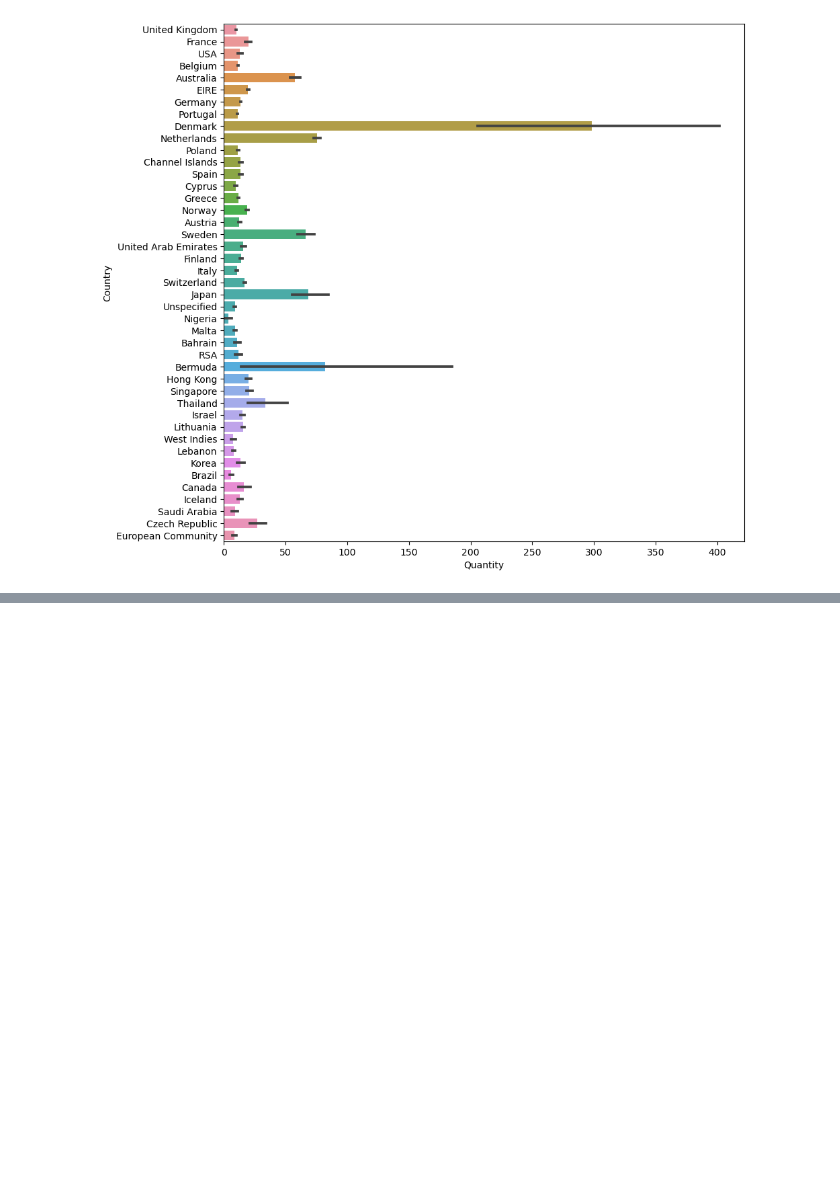
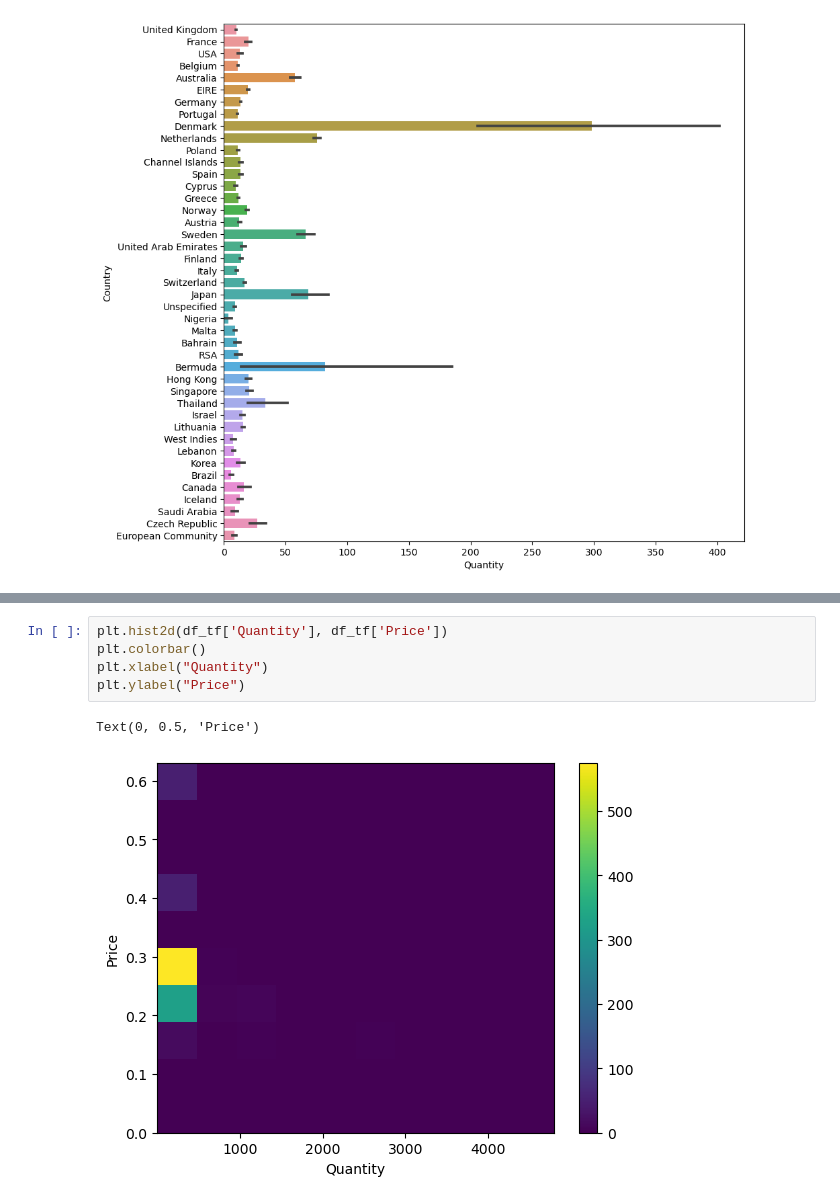
Before and after one commit to Hoomaaan/Retail-Store-Challenge, a Jupyter notebook: main.ipynb, the cells around one changed output, grey strips where cells are left out. Saved outputs shown, nothing was run; the diff lists cells and outputs as text; blank space fills up the shorter version.

```diff
--- a/main.ipynb
+++ b/main.ipynb
@@ -338,0 +443,8 @@ sns.barplot(df, y='Country', x='Quantity')
+# %%
+plt.hist2d(df_tf['Quantity'], df_tf['Price'])
+plt.colorbar()
+plt.xlabel("Quantity")
+plt.ylabel("Price")
+# %% [output]
+Text(0, 0.5, 'Price')
+[figure, added]
```
Also changed, not shown: parts of 16 cells of this notebook, 1 other file.
